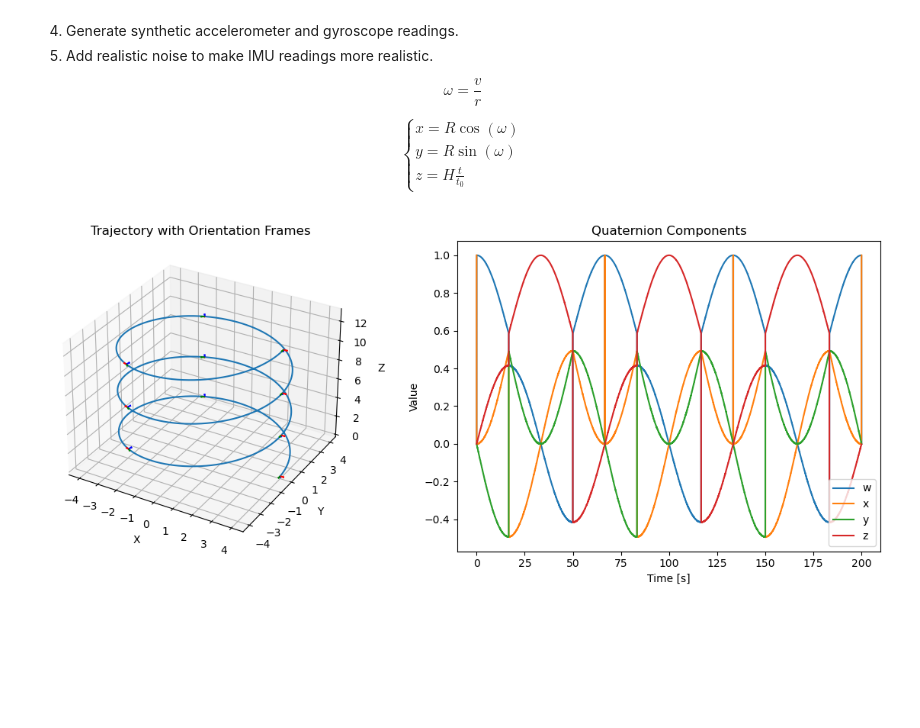
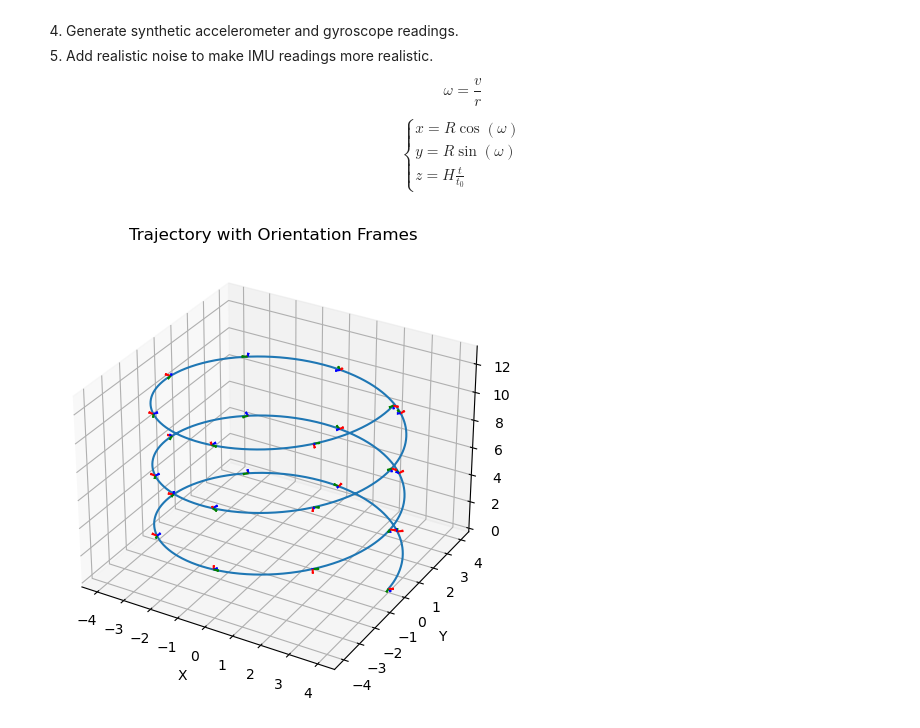
Before and after one commit to kjetteren/RaD_team1_HELIXON, a Jupyter notebook: kalman/synthetic_data.ipynb, the cells around one changed output. Saved outputs shown, nothing was run; the diff lists cells and outputs as text; code cells hidden in the pictures; blank space fills up the shorter version.

Commit message:
plots with quivers, synthetic data

```diff
--- a/kalman/synthetic_data.ipynb
+++ b/kalman/synthetic_data.ipynb
@@ -132,7 +104,7 @@ def plot_trajectory_and_orientations(data: np.array, sample_points: int):
     rotation_matrices = r.as_matrix()
 
     # Plot coordinate frames at sample points
-    length = 0.2
+    length = 0.5
     for idx in indices:
         pos = data['position'][idx]
         rot_mat = rotation_matrices[idx]
@@ -150,22 +122,21 @@ def plot_trajectory_and_orientations(data: np.array, sample_points: int):
     ax1.set_zlabel('Z')
 
     # Quaternion components plot
-    ax2 = fig.add_subplot(122)
-    ax2.plot(data['time'], data['quaternions'][:, 0], label='w')
-    ax2.plot(data['time'], data['quaternions'][:, 1], label='x')
-    ax2.plot(data['time'], data['quaternions'][:, 2], label='y')
-    ax2.plot(data['time'], data['quaternions'][:, 3], label='z')
-    ax2.set_title('Quaternion Components')
-    ax2.set_xlabel('Time [s]')
-    ax2.set_ylabel('Value')
-    ax2.legend()
+    # ax2 = fig.add_subplot(122)
+    # ax2.plot(data['time'], data['quaternions'][:, 0], label='w')
+    # ax2.plot(data['time'], data['quaternions'][:, 1], label='x')
+    # ax2.plot(data['time'], data['quaternions'][:, 2], label='y')
+    # ax2.plot(data['time'], data['quaternions'][:, 3], label='z')
+    # ax2.set_title('Quaternion Components')
+    # ax2.set_xlabel('Time [s]')
+    # ax2.set_ylabel('Value')
+    # ax2.legend()
 
     plt.tight_layout()
     plt.show()
 # %%
 quaternions = make_spiral_quaternions(200, 20, 4, 13, 3)
-#quaternions_with_noise = add_noise(quaternions, noise_std=0.1)
-
-plot_trajectory_and_orientations(quaternions, 10)
+array_quaternions = list(quaternions.values())[2]
+plot_trajectory_and_orientations(quaternions, 25)
 # %% [output]
-[figure, old version]
+[figure, new version]
```
Also changed, not shown: parts of 8 cells of this notebook.
